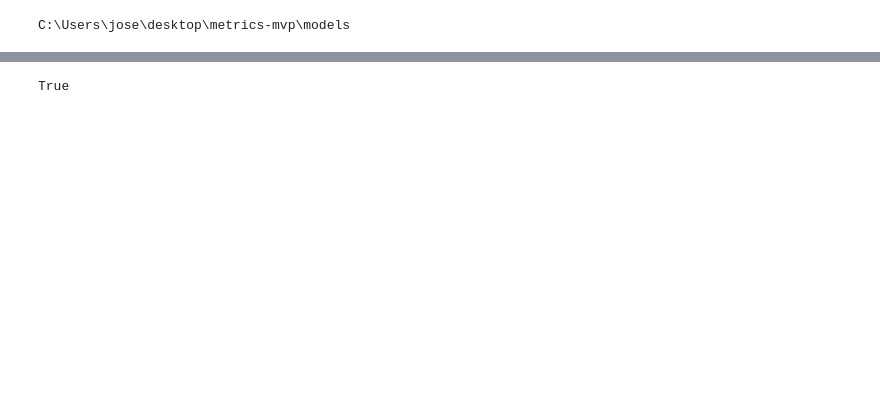
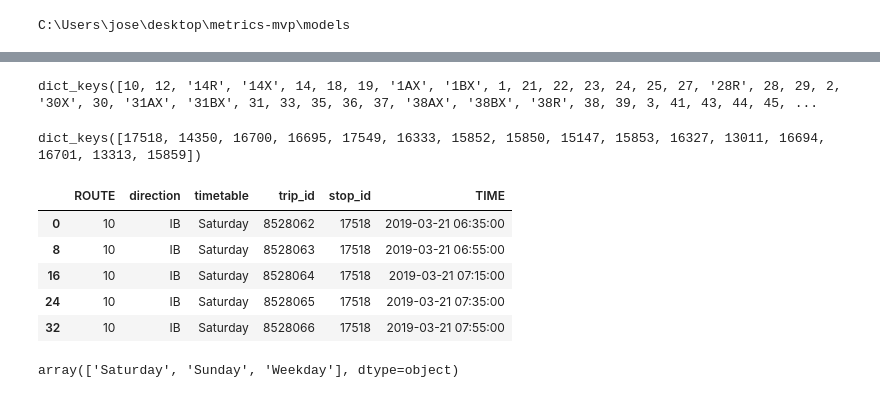
Before and after one commit to trynmaps/metrics-mvp, a Jupyter notebook: models/Untitled.ipynb, the cells around one changed output, grey strips where cells are left out. Cells and saved outputs as stored; diff of their text form; code cells hidden in the pictures; blank space fills up the shorter version.

```diff
--- a/models/Untitled.ipynb
+++ b/models/Untitled.ipynb
@@ -301,4 +23,0 @@ memory usage: 5.5+ KB
-# %%
-test_timetable['TIME'].max().time() > time(23, 35)
-# %% [output]
-True
@@ -304,0 +26,8 @@ True
+# %%
+all_stops_timetables.keys()
+# %% [output]
+dict_keys([10, 12, '14R', '14X', 14, 18, 19, '1AX', '1BX', 1, 21, 22, 23, 24, 25, 27, '28R', 28, 29, 2, '30X', 30, '31AX', '31BX', 31, 33, 35, 36, 37, '38AX', '38BX', '38R', 38, 39, 3, 41, 43, 44, 45, ...
+# %%
+all_stops_timetables[10].keys()
+# %% [output]
+dict_keys([17518, 14350, 16700, 16695, 17549, 16333, 15852, 15850, 15147, 15853, 16327, 13011, 16694, 16701, 13313, 15859])
@@ -304,0 +36,9 @@ True
+# %%
+test.head()
+# %% [output]
+|  | ROUTE | direction | timetable | trip_id | stop_id | TIME |
+| 0 | 10 | IB | Saturday | 8528062 | 17518 | 2019-03-21 06:35:00 |
+| 8 | 10 | IB | Saturday | 8528063 | 17518 | 2019-03-21 06:55:00 |
+| 16 | 10 | IB | Saturday | 8528064 | 17518 | 2019-03-21 07:15:00 |
+| 24 | 10 | IB | Saturday | 8528065 | 17518 | 2019-03-21 07:35:00 |
+| 32 | 10 | IB | Saturday | 8528066 | 17518 | 2019-03-21 07:55:00 |
@@ -304,0 +47,4 @@ True
+# %%
+test.timetable.unique()
+# %% [output]
+array(['Saturday', 'Sunday', 'Weekday'], dtype=object)
```
Also changed, not shown: parts of 56 cells of this notebook, 4 other files.
